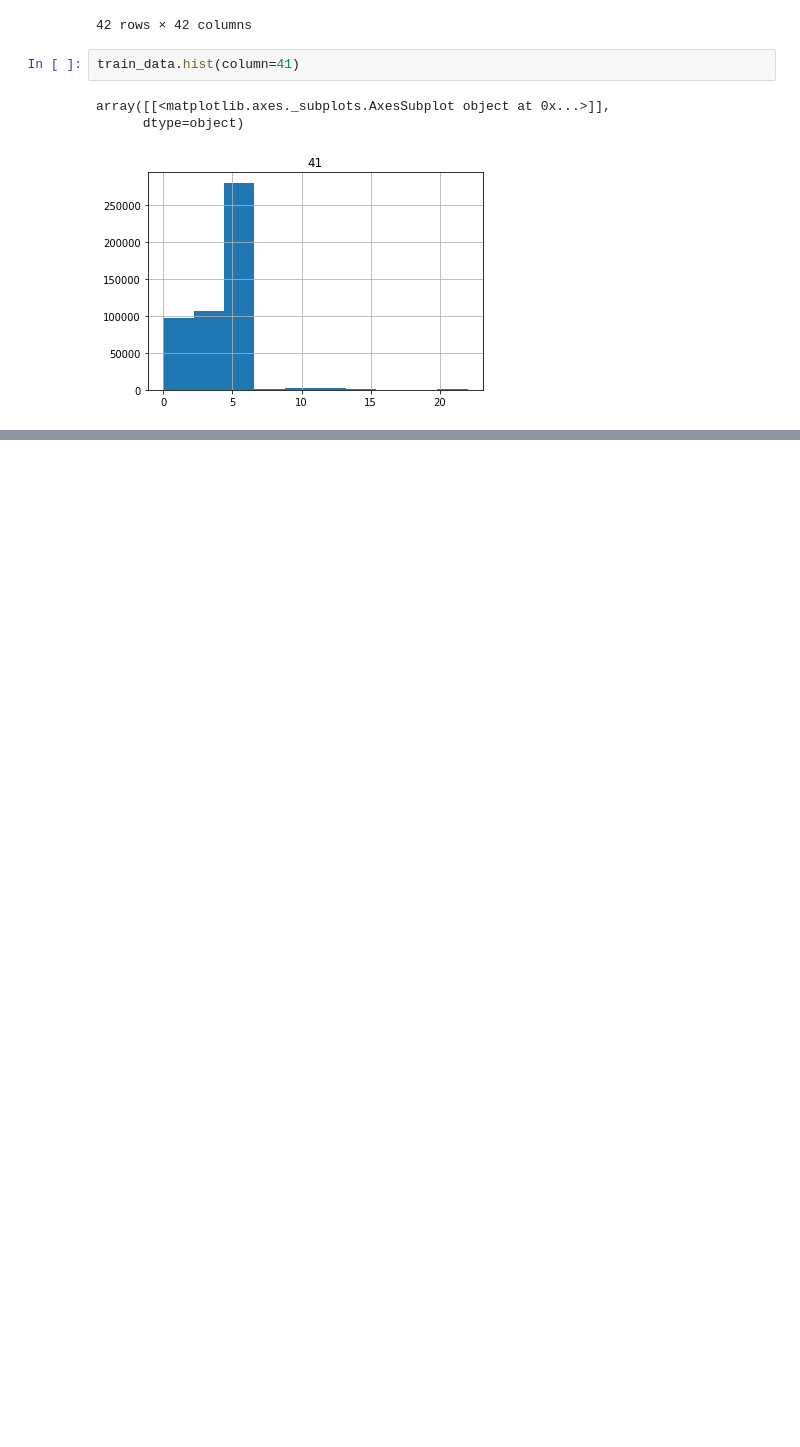
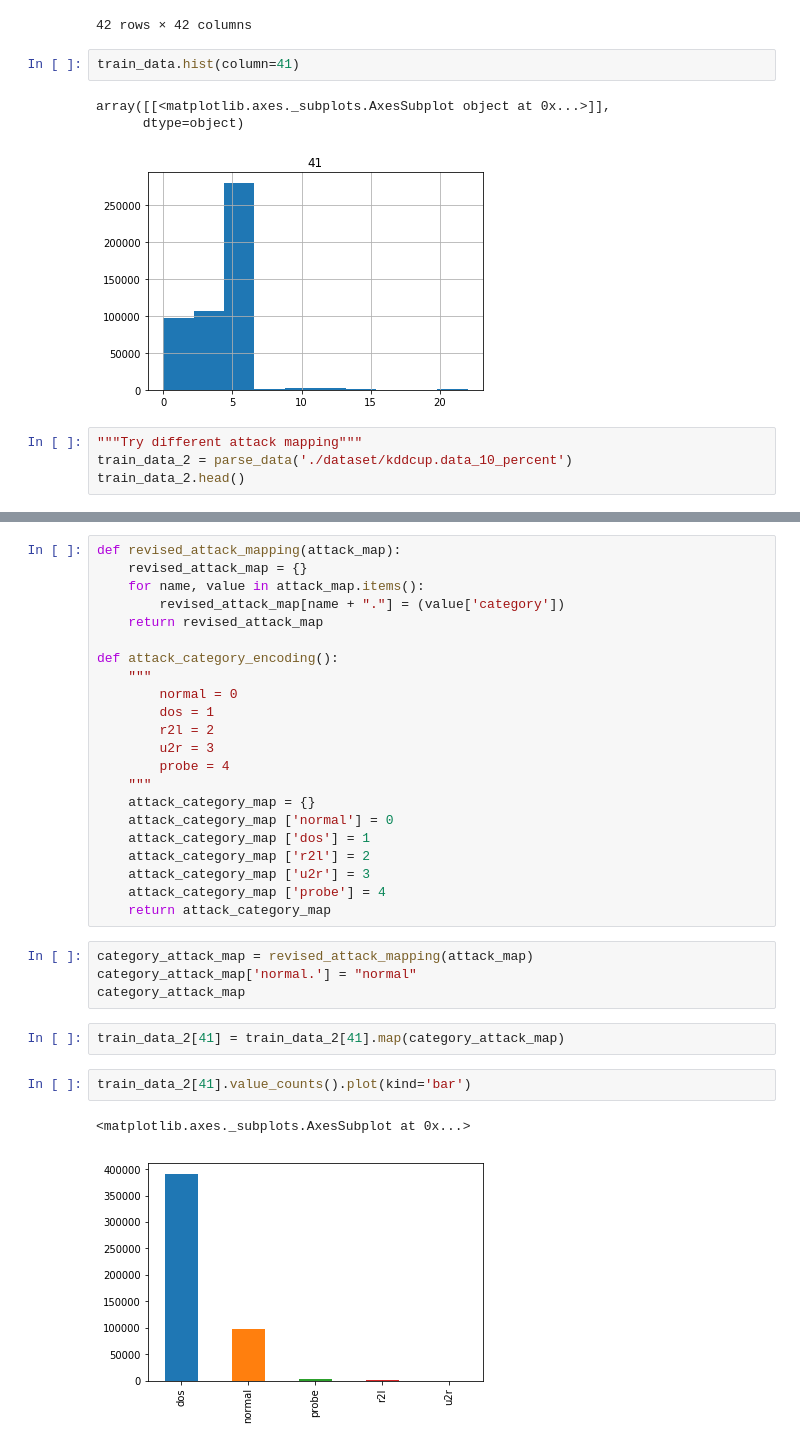
Before and after one commit to dtangster/cmpe255-project, a Jupyter notebook: Data_Exploration.ipynb, the cells around one changed output, grey strips where cells are left out. Saved outputs shown, nothing was run; the diff lists cells and outputs as text; blank space fills up the shorter version.

Commit message:
trying another way of attack mapping

```diff
--- a/Data_Exploration.ipynb
+++ b/Data_Exploration.ipynb
@@ -137,3 +147,7 @@ train_data.hist(column=41)
 array([[<matplotlib.axes._subplots.AxesSubplot object at 0x...>]],
       dtype=object)
 [figure]
+# %%
+"""Try different attack mapping"""
+train_data_2 = parse_data('./dataset/kddcup.data_10_percent')
+train_data_2.head()
@@ -139,0 +162,33 @@ array([[<matplotlib.axes._subplots.AxesSubplot object at 0x...>]],
+# %%
+def revised_attack_mapping(attack_map):
+    revised_attack_map = {}
+    for name, value in attack_map.items():
+        revised_attack_map[name + "."] = (value['category'])
+    return revised_attack_map
+
+def attack_category_encoding():
+    """
+        normal = 0
+        dos = 1
+        r2l = 2
+        u2r = 3
+        probe = 4
+    """
+    attack_category_map = {}
+    attack_category_map ['normal'] = 0
+    attack_category_map ['dos'] = 1
+    attack_category_map ['r2l'] = 2
+    attack_category_map ['u2r'] = 3
+    attack_category_map ['probe'] = 4
+    return attack_category_map
+# %%
+category_attack_map = revised_attack_mapping(attack_map)
+category_attack_map['normal.'] = "normal"
+category_attack_map
+# %%
+train_data_2[41] = train_data_2[41].map(category_attack_map)
+# %%
+train_data_2[41].value_counts().plot(kind='bar')
+# %% [output]
+<matplotlib.axes._subplots.AxesSubplot at 0x...>
+[figure, added]
```
Also changed, not shown: parts of 6 cells of this notebook.
